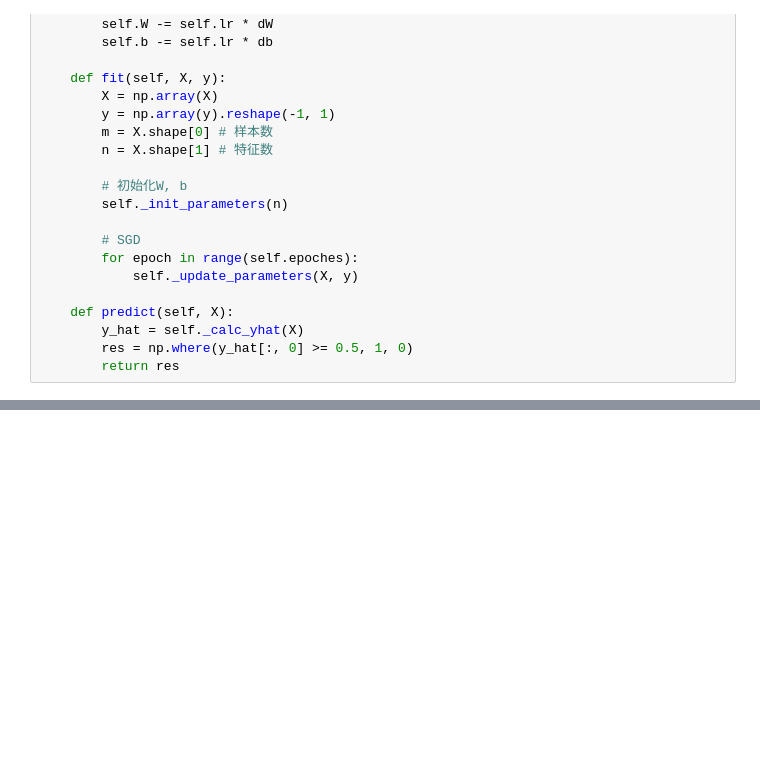
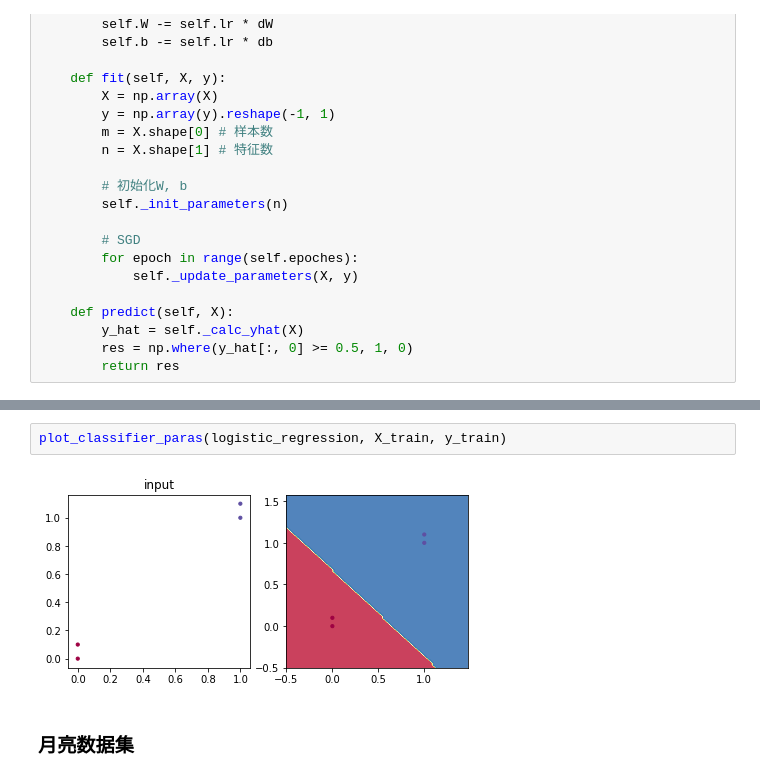
Before and after one commit to LydiaY5559/Practice, a Jupyter notebook: MachineLearning/python/logistic_regression.ipynb, the cells around one changed output, grey strips where cells are left out. Drawn from its saved outputs; the diff is of its cells as text; blank space fills up the shorter version.

Commit message:
MachineLearning/python/logistic_regression: fix bug

```diff
--- a/MachineLearning/python/logistic_regression.ipynb
+++ b/MachineLearning/python/logistic_regression.ipynb
@@ -104,3 +106,9 @@ y_pred: [1 1 1]
+# %%
+plot_classifier_paras(logistic_regression, X_train, y_train)
+# %% [output]
+[figure, added]
+# %% [markdown]
+### 月亮数据集
 # %%
 X_train, y_train = datasets.make_moons(200, noise=0.20)
 plot_classifier_paras(logistic_regression, X_train, y_train, {'epoches': [1, 5, 10, 100]})
```
Also changed, not shown: parts of 5 cells of this notebook.
